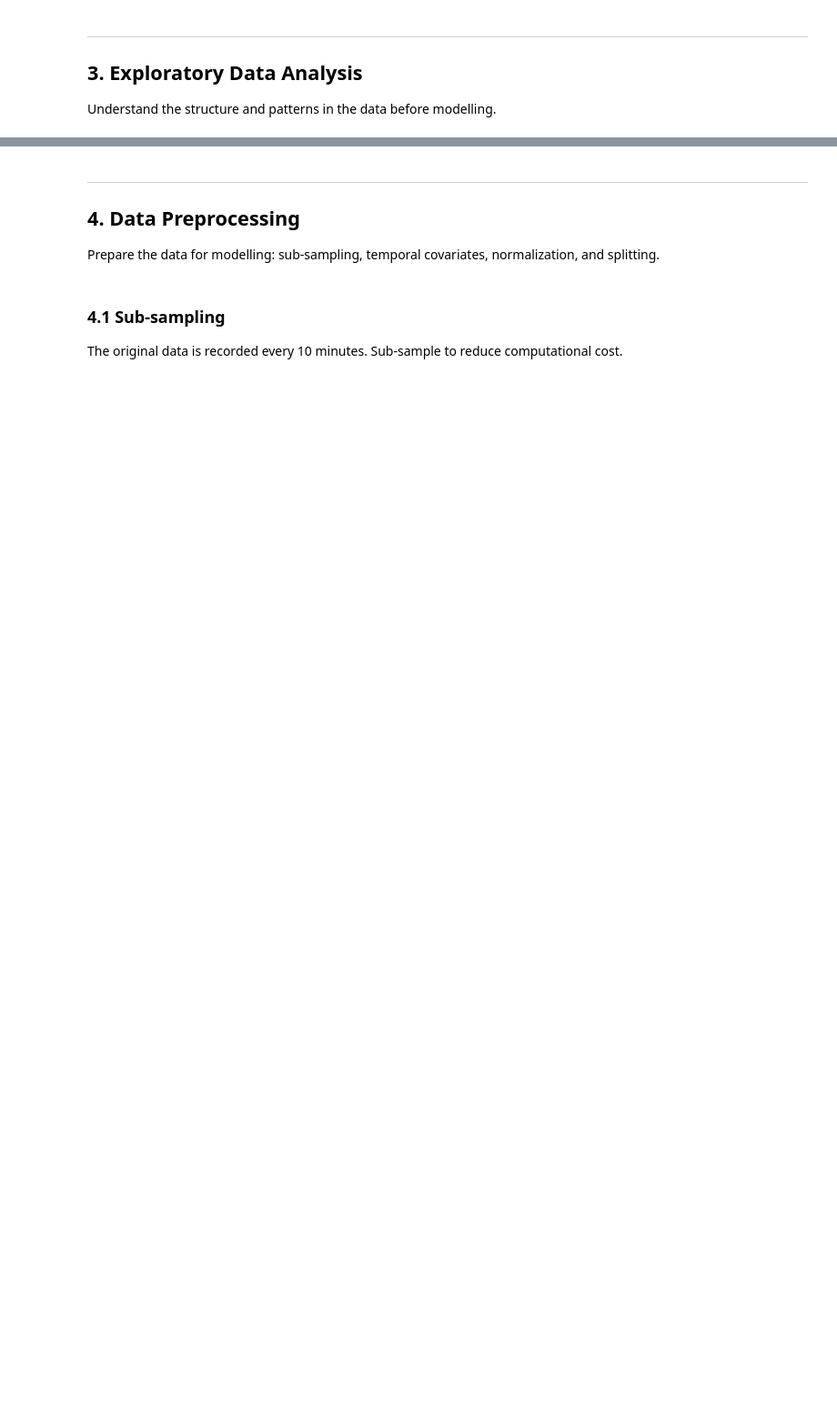
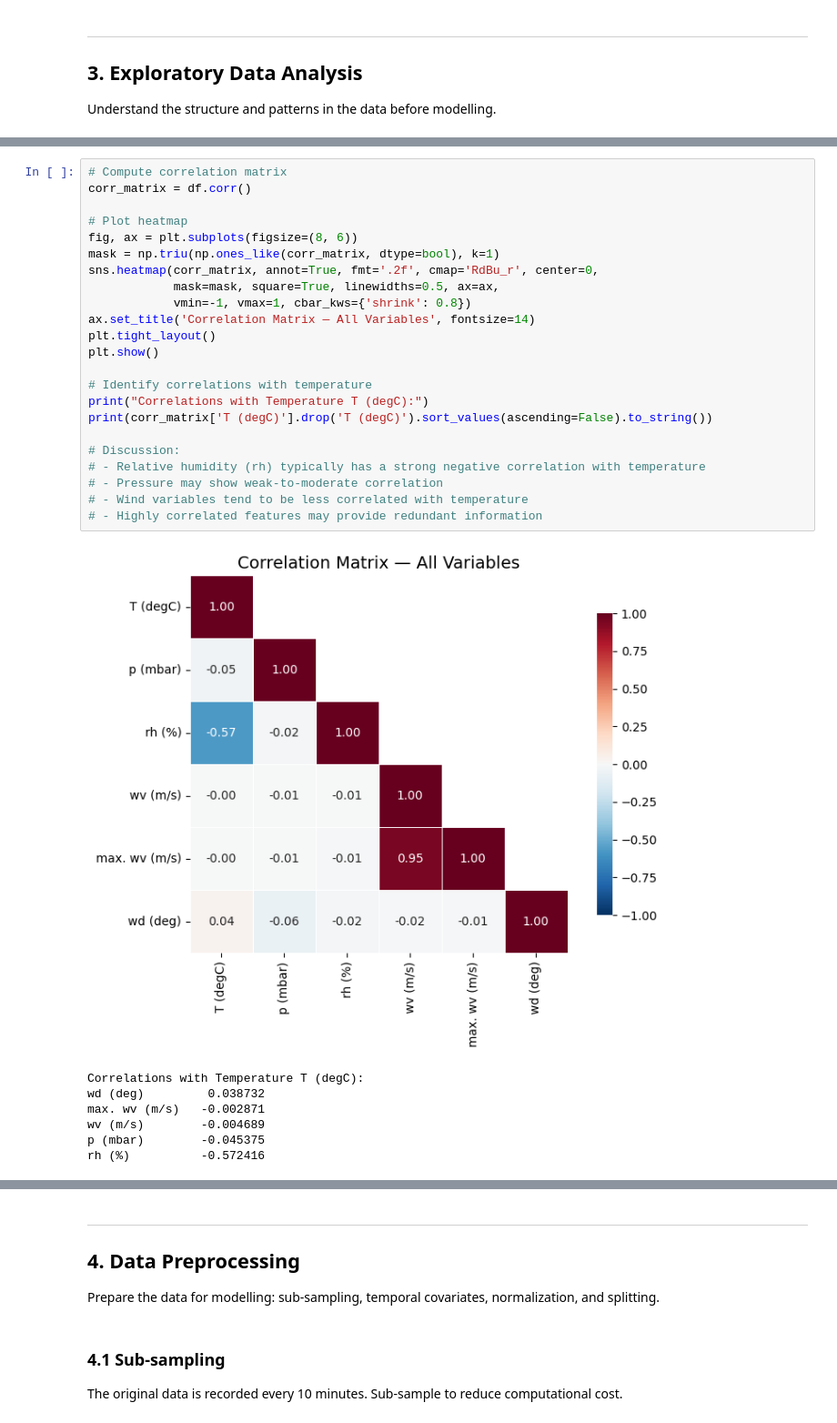
Before and after one commit to dudocas12/Advanced-Time-Series-Forecasting-Optimization-and-Explainability, a Jupyter notebook: main.ipynb, the cells around one changed output, grey strips where cells are left out. Shown at 91% size. Cells and saved outputs as stored; diff of their text form; blank space fills up the shorter version.

```diff
--- a/main.ipynb
+++ b/main.ipynb
@@ -153,0 +252,31 @@ Understand the structure and patterns in the data before modelling.
+# %%
+# Compute correlation matrix
+corr_matrix = df.corr()
+
+# Plot heatmap
+fig, ax = plt.subplots(figsize=(8, 6))
+mask = np.triu(np.ones_like(corr_matrix, dtype=bool), k=1)
+sns.heatmap(corr_matrix, annot=True, fmt='.2f', cmap='RdBu_r', center=0,
+            mask=mask, square=True, linewidths=0.5, ax=ax,
+            vmin=-1, vmax=1, cbar_kws={'shrink': 0.8})
+ax.set_title('Correlation Matrix — All Variables', fontsize=14)
+plt.tight_layout()
+plt.show()
+
+# Identify correlations with temperature
+print("Correlations with Temperature T (degC):")
+print(corr_matrix['T (degC)'].drop('T (degC)').sort_values(ascending=False).to_string())
+
+# Discussion:
+# - Relative humidity (rh) typically has a strong negative correlation with temperature
+# - Pressure may show weak-to-moderate correlation
+# - Wind variables tend to be less correlated with temperature
+# - Highly correlated features may provide redundant information
+# %% [output]
+[figure, added]
+Correlations with Temperature T (degC):
+wd (deg)         0.038732
+max. wv (m/s)   -0.002871
+wv (m/s)        -0.004689
+p (mbar)        -0.045375
+rh (%)          -0.572416
```
Also changed, not shown: parts of 28 cells of this notebook, 3 other files.
